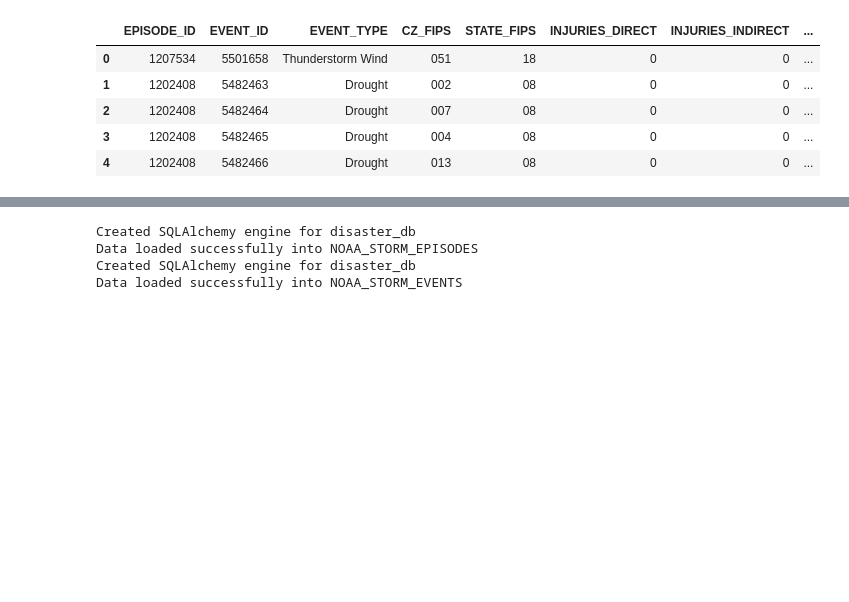
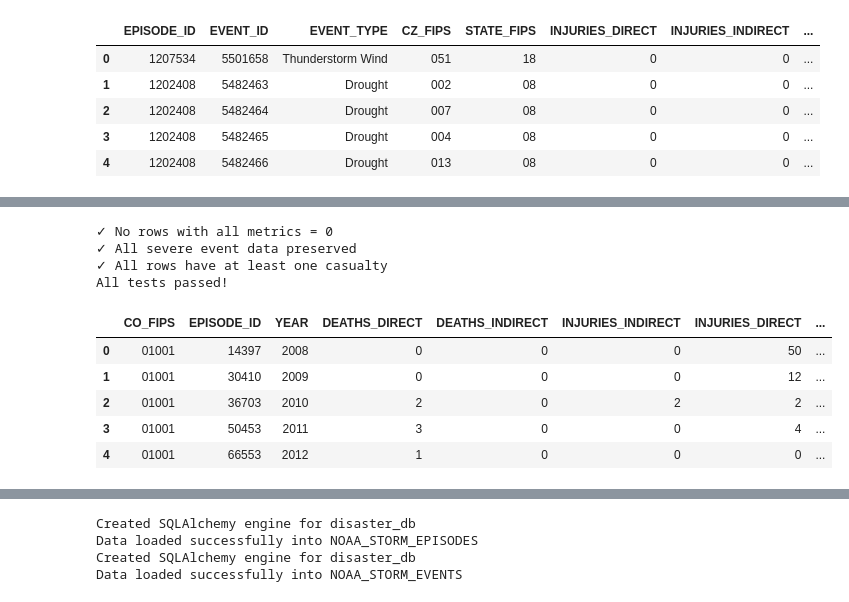
Before and after one commit to abdbtech/capstone, a Jupyter notebook: NOAA_storm_bb.ipynb, the cells around one changed output, grey strips where cells are left out. Cells and saved outputs as stored; diff of their text form; code cells hidden in the pictures; blank space fills up the shorter version.

```diff
--- a/NOAA_storm_bb.ipynb
+++ b/NOAA_storm_bb.ipynb
@@ -370,0 +396,58 @@ Zero events added: 84891
+# %%
+# Test 1: Verify no rows have all metrics as 0
+def test_no_all_zeros():
+    all_zero_mask = (
+        (annual_episodes['total_deaths_direct'] == 0) &
+        (annual_episodes['total_deaths_indirect'] == 0) &
+        (annual_episodes['total_injuries_direct'] == 0) &
+        (annual_episodes['total_injuries_indirect'] == 0)
+    )
+    assert not all_zero_mask.any(), f"Found {all_zero_mask.sum()} rows with all metrics equal to 0"
+    print("✓ No rows with all metrics = 0")
+
+# Test 2: Verify we didn't lose any severe events
+def test_data_integrity():
+    # Count severe events in original data
+    original_severe = df_clean[
+        (df_clean["DEATHS_DIRECT"] > 0) | (df_clean["INJURIES_DIRECT"] > 0)
+    ]
+    original_total_deaths = original_severe["DEATHS_DIRECT"].sum() + original_severe["DEATHS_INDIRECT"].sum()
+    original_total_injuries = original_severe["INJURIES_DIRECT"].sum() + original_severe["INJURIES_INDIRECT"].sum()
+
+    # Count in processed data
+    processed_total_deaths = annual_episodes["total_deaths_direct"].sum() + annual_episodes["total_deaths_indirect"].sum()
+    processed_total_injuries = annual_episodes["total_injuries_direct"].sum() + annual_episodes["total_injuries_indirect"].sum()
+
+    assert original_total_deaths == processed_total_deaths, f"Deaths mismatch: {original_total_deaths} vs {processed_total_deaths}"
+    assert original_total_injuries == processed_total_injuries, f"Injuries mismatch: {original_total_injuries} vs {processed_total_injuries}"
+    print("✓ All severe event data preserved")
+
+# Test 3: Verify all rows have at least one casualty
+def test_all_rows_have_casualties():
+    has_casualties = (
+        (annual_episodes['total_deaths_direct'] > 0) |
+        (annual_episodes['total_deaths_indirect'] > 0) |
+        (annual_episodes['total_injuries_direct'] > 0) |
+        (annual_episodes['total_injuries_indirect'] > 0)
+    )
+    assert has_casualties.all(), f"Found {(~has_casualties).sum()} rows without any casualties"
+    print("✓ All rows have at least one casualty")
+
+# Run tests
+test_no_all_zeros()
+test_data_integrity()
+test_all_rows_have_casualties()
+# %% [output]
+✓ No rows with all metrics = 0
+✓ All severe event data preserved
+✓ All rows have at least one casualty
+All tests passed!
+# %%
+county_episodes.head()
+# %% [output]
+|  | CO_FIPS | EPISODE_ID | YEAR | DEATHS_DIRECT | DEATHS_INDIRECT | INJURIES_INDIRECT | INJURIES_DIRECT | ... |
+| 0 | 01001 | 14397 | 2008 | 0 | 0 | 0 | 50 | ... |
+| 1 | 01001 | 30410 | 2009 | 0 | 0 | 0 | 12 | ... |
+| 2 | 01001 | 36703 | 2010 | 2 | 0 | 2 | 2 | ... |
+| 3 | 01001 | 50453 | 2011 | 3 | 0 | 0 | 4 | ... |
+| 4 | 01001 | 66553 | 2012 | 1 | 0 | 0 | 0 | ... |
```
Also changed, not shown: parts of 6 cells of this notebook, 3 other files.
